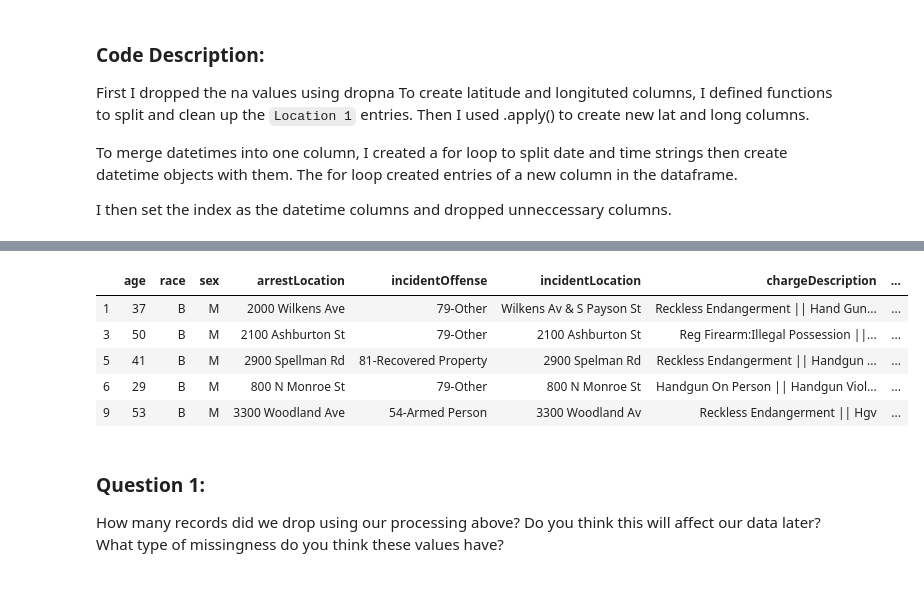
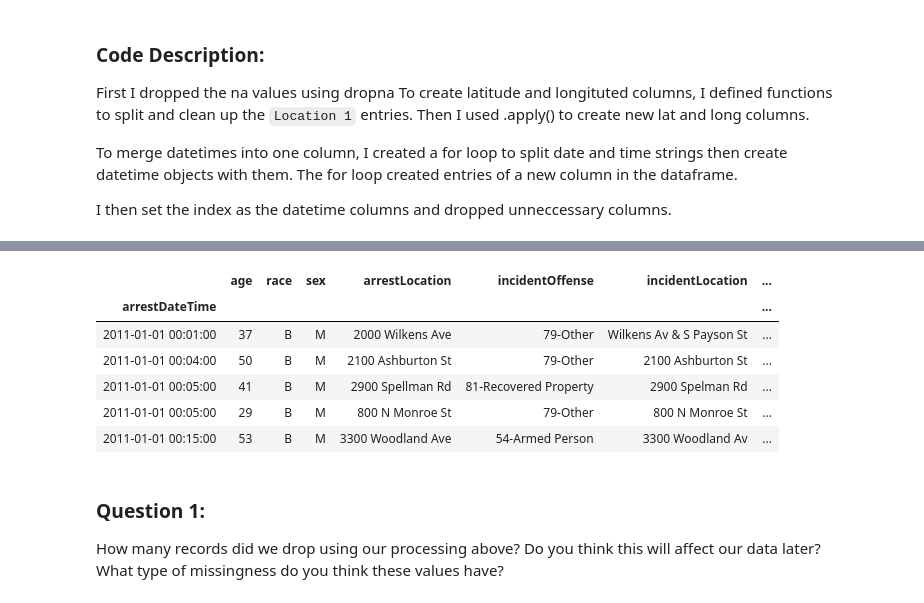
Before and after one commit to thegerrit/data_science, a Jupyter notebook: project3/Project3.ipynb, the cells around one changed output, grey strips where cells are left out. Drawn from its saved outputs; the diff is of its cells as text; code cells hidden in the pictures.

```diff
--- a/project3/Project3.ipynb
+++ b/project3/Project3.ipynb
@@ -71,4 +71,5 @@ raw_df["Latitude"] = raw_df["Location 1"].apply(get_lat)
 raw_df["Longitude"] = raw_df["Location 1"].apply(get_long)
 
 # Drop the arrest, post, charge, and the Location 1 column
-raw_df.drop(axis = 1, columns = ["arrest", "post", "charge", "Location 1"], inplace = True)
+# raw_df.drop(axis = 1, columns = ["arrest", "post", "charge", "Location 1"], inplace = True)
+raw_df.drop(axis = 1, columns = ["arrest", "post", "charge"], inplace = True)
@@ -82,11 +76,12 @@ raw_df.drop(axis = 1, columns = ["arrest", "post", "charge", "Location 1"], inpl
 # %%
 # create a new columns using the arrays to initialize datetime objects
-for index, row in raw_df.iterrows():
+raw_df["arrestDateTime"] = pd.Series()
+for i, row in raw_df.iterrows():
     #split date and time into arrays
     date_array = re.split("/", row["arrestDate"])
     time_array = re.split(":", row["arrestTime"])
     #make a column with datetime object
-    raw_df['arrestDateTime'] = dt.datetime(
+    raw_df['arrestDateTime'][i] = dt.datetime(
         int(date_array[2]),
         int(date_array[0]),
         int(date_array[1]),
@@ -97,4 +92,5 @@ for index, row in raw_df.iterrows():
 
 # drop arrestTime and arrestDate columns
 raw_df.drop(axis = 1, columns = ["arrestTime", "arrestDate"], inplace = True)
+raw_df
 # %% [output]
@@ -107,7 +113,7 @@ raw_df.drop(axis = 1, columns = ["arrestTime", "arrestDate"], inplace = True)
 # %%
 #set index as datetimes
-raw_df.set_index(keys = "arrestDateTime")
+crime_df = raw_df.set_index("arrestDateTime")
 
 # check that all columns have the correct dtype
-raw_df.dtypes
+crime_df.dtypes
 # %% [output]
@@ -126,14 +132,15 @@ arrestDateTime       datetime64[ns]
 dtype: object
 # %%
 # display dataframe
-raw_df.head()
+crime_df.head()
 # %% [output]
-|  | age | race | sex | arrestLocation | incidentOffense | incidentLocation | chargeDescription | ... |
-| 1 | 37 | B | M | 2000 Wilkens Ave | 79-Other | Wilkens Av & S Payson St | Reckless Endangerment || Hand Gun... | ... |
-| 3 | 50 | B | M | 2100 Ashburton St | 79-Other | 2100 Ashburton St | Reg Firearm:Illegal Possession ||... | ... |
-| 5 | 41 | B | M | 2900 Spellman Rd | 81-Recovered Property | 2900 Spelman Rd | Reckless Endangerment || Handgun ... | ... |
-| 6 | 29 | B | M | 800 N Monroe St | 79-Other | 800 N Monroe St | Handgun On Person || Handgun Viol... | ... |
-| 9 | 53 | B | M | 3300 Woodland Ave | 54-Armed Person | 3300 Woodland Av | Reckless Endangerment || Hgv | ... |
+|  | age | race | sex | arrestLocation | incidentOffense | incidentLocation | ... |
+| arrestDateTime |  |  |  |  |  |  | ... |
+| 2011-01-01 00:01:00 | 37 | B | M | 2000 Wilkens Ave | 79-Other | Wilkens Av & S Payson St | ... |
+| 2011-01-01 00:04:00 | 50 | B | M | 2100 Ashburton St | 79-Other | 2100 Ashburton St | ... |
+| 2011-01-01 00:05:00 | 41 | B | M | 2900 Spellman Rd | 81-Recovered Property | 2900 Spelman Rd | ... |
+| 2011-01-01 00:05:00 | 29 | B | M | 800 N Monroe St | 79-Other | 800 N Monroe St | ... |
+| 2011-01-01 00:15:00 | 53 | B | M | 3300 Woodland Ave | 54-Armed Person | 3300 Woodland Av | ... |
 # %% [markdown]
 ### Question 1:
 How many records did we drop using our processing above?  Do you think this will affect our data later?  What type of missingness do you think these values have?
```
Also changed, not shown: parts of 20 cells of this notebook, 2 other files.
